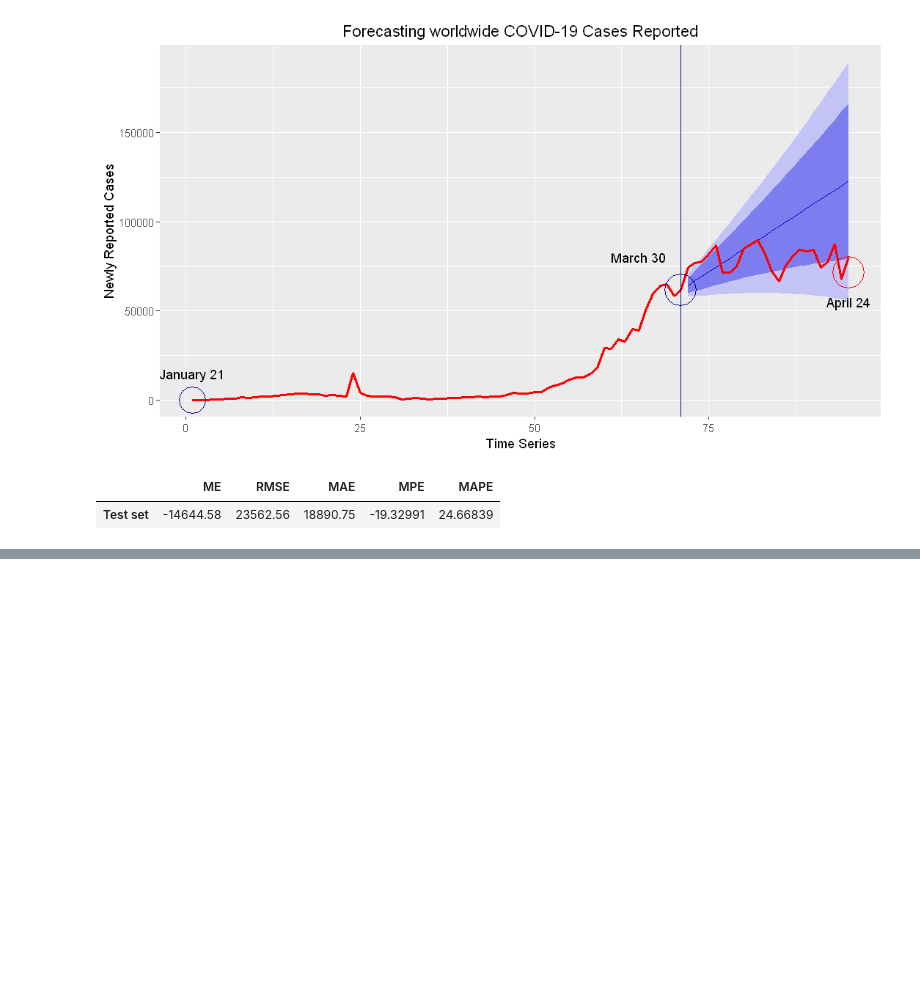
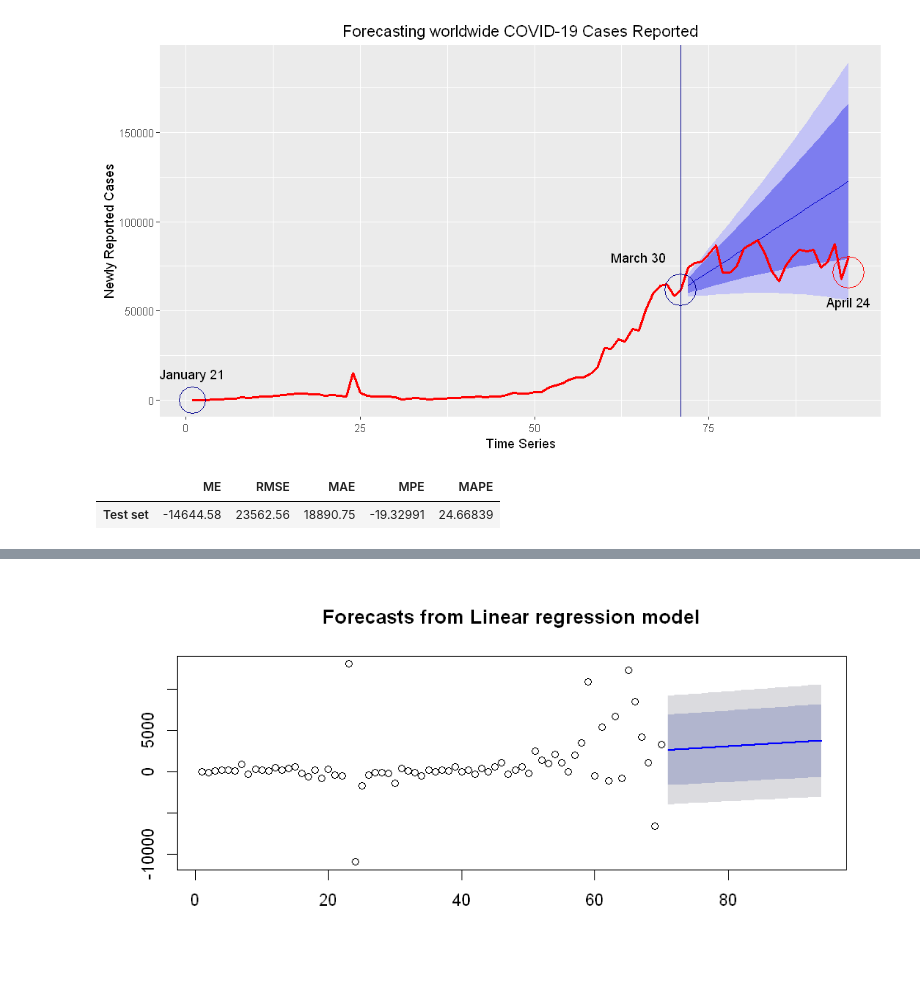
Before and after one commit to AjithKumarVS/Predictive-Time-Series-Modelling-of-COVID-19-Pandemic, a Jupyter notebook: covid19_social-distancing_impact_analysis.ipynb, the cells around one changed output, grey strips where cells are left out. Saved outputs shown, nothing was run; the diff lists cells and outputs as text; code cells hidden in the pictures; blank space fills up the shorter version.

```diff
--- a/covid19_social-distancing_impact_analysis.ipynb
+++ b/covid19_social-distancing_impact_analysis.ipynb
@@ -98,0 +142,4 @@ accuracy(fvalues,test)
+# %%
+plot(forecast(fit,h=24),type="p")
+# %% [output]
+[figure, added]
```
Also changed, not shown: parts of 16 cells of this notebook.
